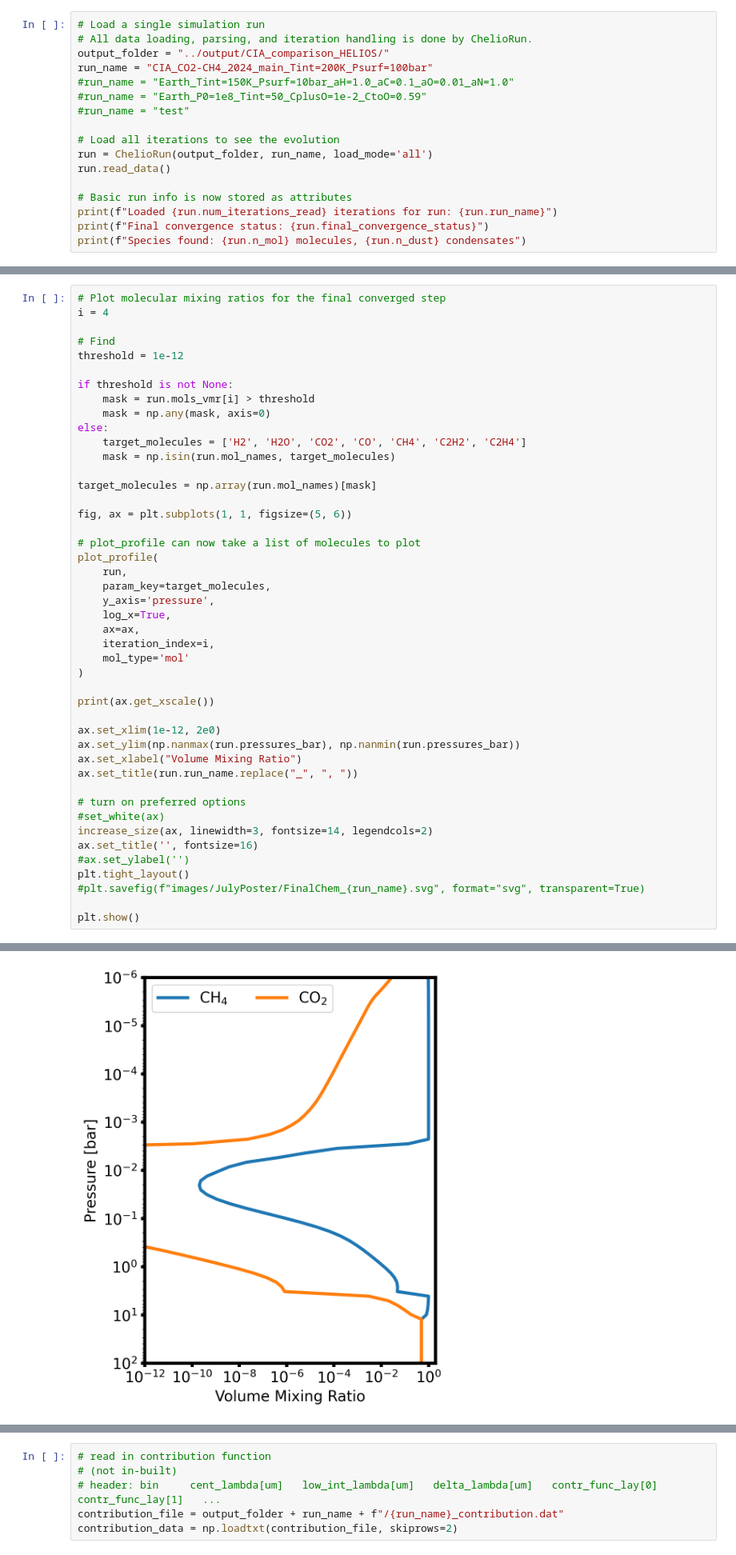
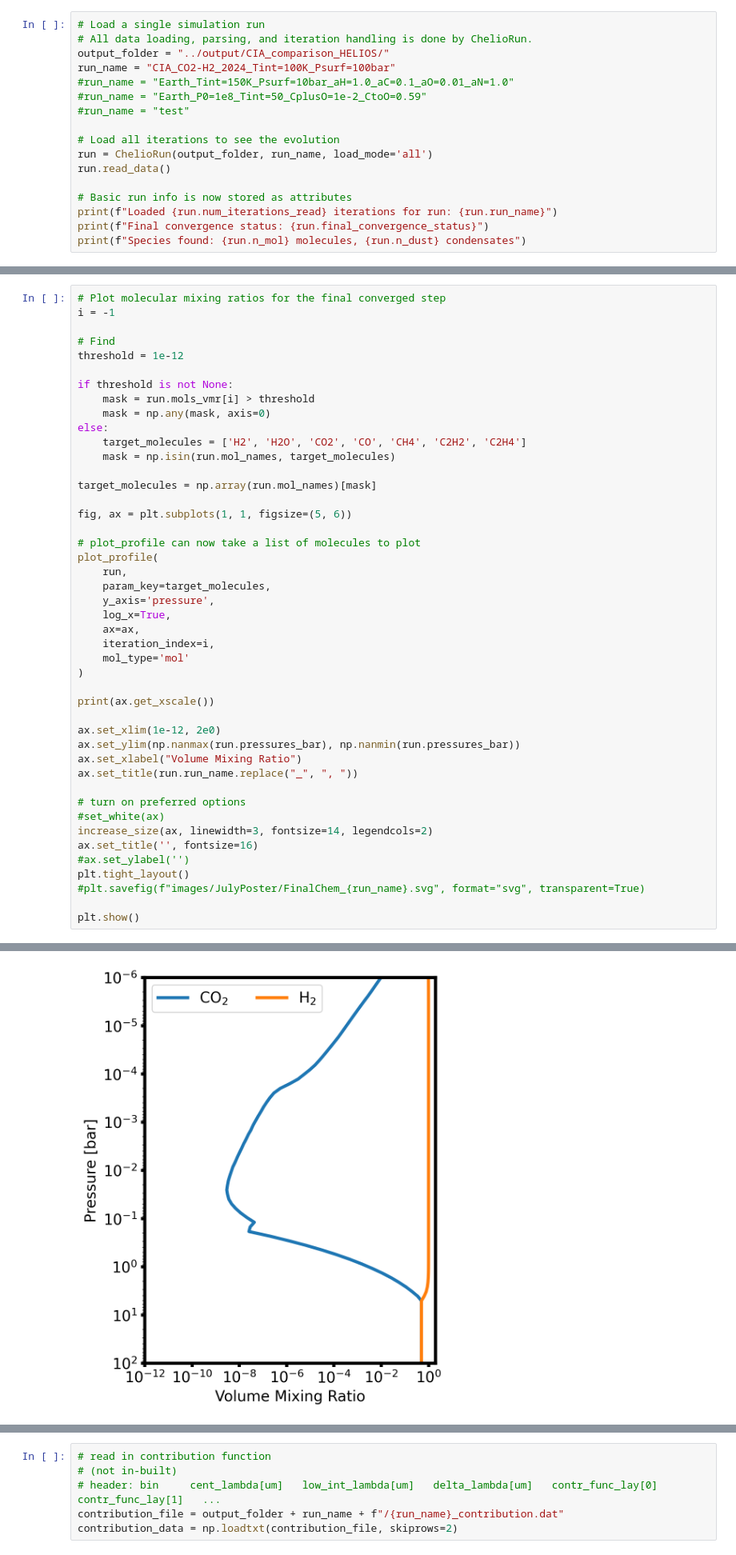
Before and after one commit to DavidDahlbudding/chelio, a Jupyter notebook: analyze/1_IndividualRun.ipynb, the cells around one changed output, grey strips where cells are left out. Shown at 80% size. Drawn from its saved outputs; the diff is of its cells as text.

```diff
--- a/analyze/1_IndividualRun.ipynb
+++ b/analyze/1_IndividualRun.ipynb
@@ -11,7 +16,7 @@ from analyze_modules import ChelioRun, plot_all_iteration_profiles, plot_profile
 # Load a single simulation run
 # All data loading, parsing, and iteration handling is done by ChelioRun.
 output_folder = "../output/CIA_comparison_HELIOS/"
-run_name = "CIA_CO2-CH4_2024_main_Tint=200K_Psurf=100bar"
+run_name = "CIA_CO2-H2_2024_Tint=100K_Psurf=100bar"
 #run_name = "Earth_Tint=150K_Psurf=10bar_aH=1.0_aC=0.1_aO=0.01_aN=1.0"
 #run_name = "Earth_P0=1e8_Tint=50_CplusO=1e-2_CtoO=0.59"
 #run_name = "test"
@@ -103,6 +126,6 @@ plt.show()
 # %%
 # Plot molecular mixing ratios for the final converged step
-i = 4
+i = -1
 
 # Find
 threshold = 1e-12
@@ -120,34 +143,34 @@ fig, ax = plt.subplots(1, 1, figsize=(5, 6))
 
 # plot_profile can now take a list of molecules to plot
 plot_profile(
     run,
     param_key=target_molecules,
     y_axis='pressure',
     log_x=True,
     ax=ax,
     iteration_index=i,
     mol_type='mol'
 )
 
 print(ax.get_xscale())
 
 ax.set_xlim(1e-12, 2e0)
 ax.set_ylim(np.nanmax(run.pressures_bar), np.nanmin(run.pressures_bar))
 ax.set_xlabel("Volume Mixing Ratio")
 ax.set_title(run.run_name.replace("_", ", "))
 
 # turn on preferred options
 #set_white(ax)
 increase_size(ax, linewidth=3, fontsize=14, legendcols=2)
 ax.set_title('', fontsize=16)
 #ax.set_ylabel('')
 plt.tight_layout()
 #plt.savefig(f"images/JulyPoster/FinalChem_{run_name}.svg", format="svg", transparent=True)
 
 plt.show()
 # %% [output]
 log
-[figure, old version]
+[figure, new version]
 # %%
 # plot the dust "mixing ratios"
 i = -1
```
Also changed, not shown: parts of 3 cells of this notebook, 5 other files.
